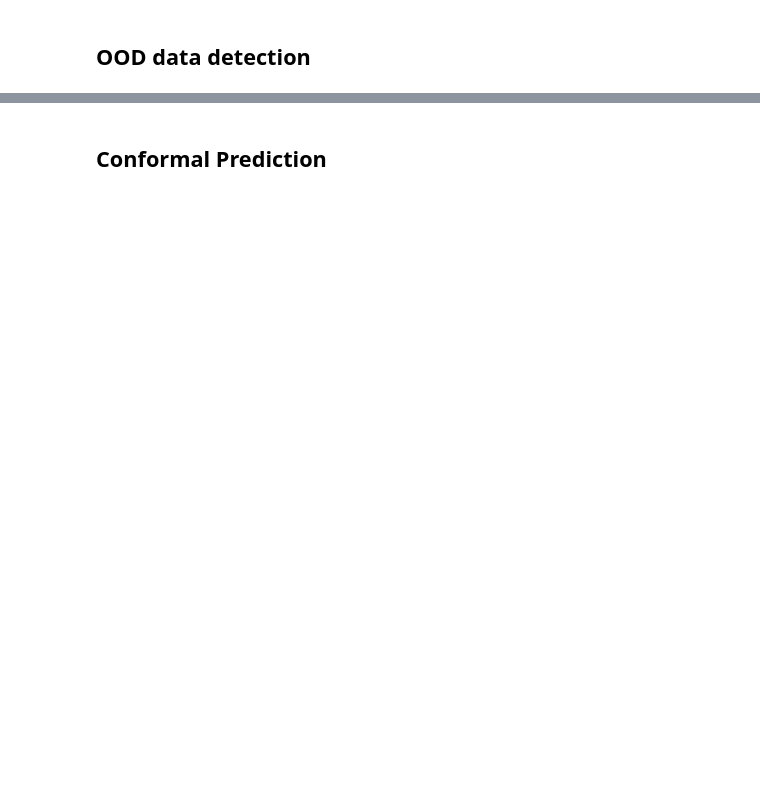
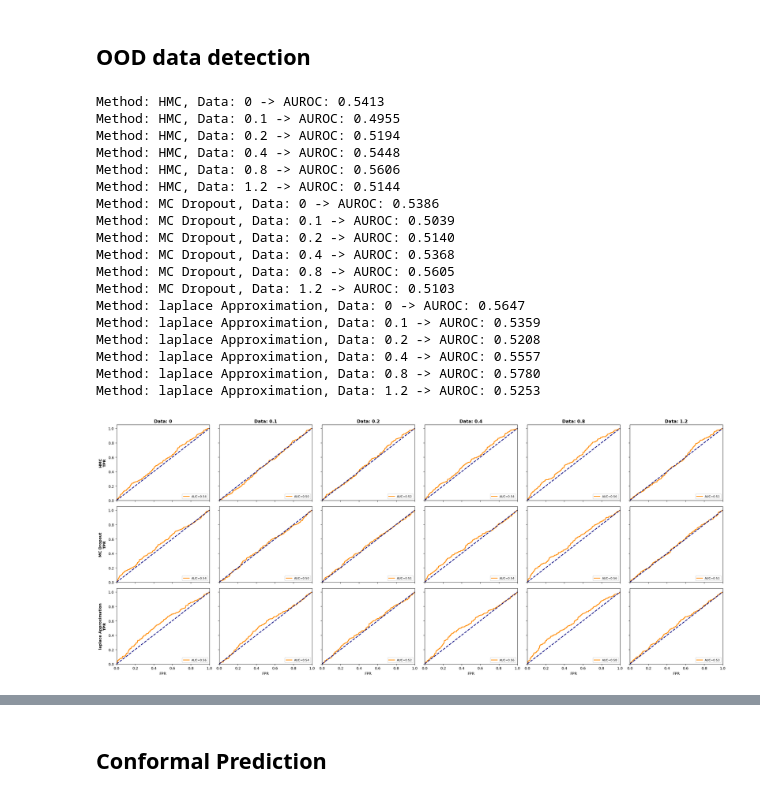
Before and after one commit to hwkin/uq, a Jupyter notebook: poisson/DeepONet/training_and_testing.ipynb, the cells around one changed output, grey strips where cells are left out. Drawn from its saved outputs; the diff is of its cells as text; code cells hidden in the pictures; blank space fills up the shorter version.

```diff
--- a/poisson/DeepONet/training_and_testing.ipynb
+++ b/poisson/DeepONet/training_and_testing.ipynb
@@ -74,8 +74,8 @@ X_trunk: (2601, 2)
 # %%
 num_test_shift = 400
 # Shifting data sets
-data_type=[['no-ood',0.005,0.2,1,0],['ood-1',0.005,0.2,1,0.03],['ood-2',0.005,0.2,1,0.06],\
-           ['ood-3',0.005,0.2,1,0.1],['ood-4',0.005,0.2,1,0.15],['ood-5',0.005,0.2,1,0.2], \
+data_type=[['no-ood',0.005,0.2,1,0],['ood-1',0.005,0.2,1,0.1],['ood-2',0.005,0.2,1,0.2],\
+           ['ood-3',0.005,0.2,1,0.4],['ood-4',0.005,0.2,1,0.8],['ood-5',0.005,0.2,1,1.2], \
             ['ood-6',0.005,0.2,1,-0.2]]
 data_shifting = []
 data_shifting_data = []
@@ -414,8 +468,8 @@ results_shifting = []
 std_id = []
 std_shifting = []
 # load the samples if needed.
-# hmc_samples = torch.load(model_save_path + 'hmc_samples.pt').to(device)
-# la_samples = torch.load(model_save_path + 'la_samples.pt').to(device)
+hmc_samples = torch.load(model_save_path + 'hmc_samples.pt').to(device)
+la_samples = torch.load(model_save_path + 'la_samples.pt').to(device)
 # %%
 std_hmc = []
 results_hmc = []
@@ -503,33 +646,53 @@ uq.comparison_uq(*results_shifting[:,0,:])
 ## OOD data detection
 # %%
 uq_methods_list = ['HMC', 'MC Dropout', 'laplace Approximation']
-datatypes = ['0.03', '0.06', '0.1', '0.15', '0.2', '-0.2']
+datatypes = ['0.1', '0.2', '0.4', '0.8', '1.2', '-0.2']
 fig, axes = plt.subplots(nrows=3, ncols=6, figsize=(24, 10), sharex=True, sharey=True)
 for i, uqmethod in enumerate(uq_methods_list):
     for j, dt in enumerate(datatypes):
         ax = axes[i, j]
         ood = np.concatenate((std_id[i], std_shifting[i][j+1]), axis = 0)
         ood = ood / np.max(ood)
         oods = np.concatenate((np.zeros(std_id[i].shape[0]), np.ones(std_shifting[i][j+1].shape[0])), axis = 0)
         auroc = roc_auc_score(oods, ood)
         fpr, tpr, _ = roc_curve(oods, ood)
         print(f"Method: {uqmethod}, Data: {dt} -> AUROC: {auroc:.4f}")
         ax.plot(fpr, tpr, color='darkorange', lw=2, label=f'AUC={auroc:.2f}')
         ax.plot([0, 1], [0, 1], color='navy', lw=2, linestyle='--')
         ax.set_xlim([0.0, 1.0])
         ax.set_ylim([0.0, 1.05])
         if i == 0:
             ax.set_title(f"Data: {dt}", fontsize=12, fontweight='bold')
         if j == 0:
             ax.set_ylabel(f"{uqmethod}\nTPR", fontsize=10, fontweight='bold')
         else:
             ax.set_ylabel("")
         if i == 2:
             ax.set_xlabel('FPR')
         ax.legend(loc='lower right', fontsize=8)
 
 plt.tight_layout()
 plt.show()
+# %% [output]
+Method: HMC, Data: 0 -> AUROC: 0.5413
+Method: HMC, Data: 0.1 -> AUROC: 0.4955
+Method: HMC, Data: 0.2 -> AUROC: 0.5194
+Method: HMC, Data: 0.4 -> AUROC: 0.5448
+Method: HMC, Data: 0.8 -> AUROC: 0.5606
+Method: HMC, Data: 1.2 -> AUROC: 0.5144
+Method: MC Dropout, Data: 0 -> AUROC: 0.5386
+Method: MC Dropout, Data: 0.1 -> AUROC: 0.5039
+Method: MC Dropout, Data: 0.2 -> AUROC: 0.5140
+Method: MC Dropout, Data: 0.4 -> AUROC: 0.5368
+Method: MC Dropout, Data: 0.8 -> AUROC: 0.5605
+Method: MC Dropout, Data: 1.2 -> AUROC: 0.5103
+Method: laplace Approximation, Data: 0 -> AUROC: 0.5647
+Method: laplace Approximation, Data: 0.1 -> AUROC: 0.5359
+Method: laplace Approximation, Data: 0.2 -> AUROC: 0.5208
+Method: laplace Approximation, Data: 0.4 -> AUROC: 0.5557
+Method: laplace Approximation, Data: 0.8 -> AUROC: 0.5780
+Method: laplace Approximation, Data: 1.2 -> AUROC: 0.5253
+[figure, added]
 # %%
 # If robustness check fails, compare between new samples.
 uq_methods_list = ['HMC', 'MC Dropout', 'laplace Approximation']
```
Also changed, not shown: parts of 16 cells of this notebook, 7 other files.
